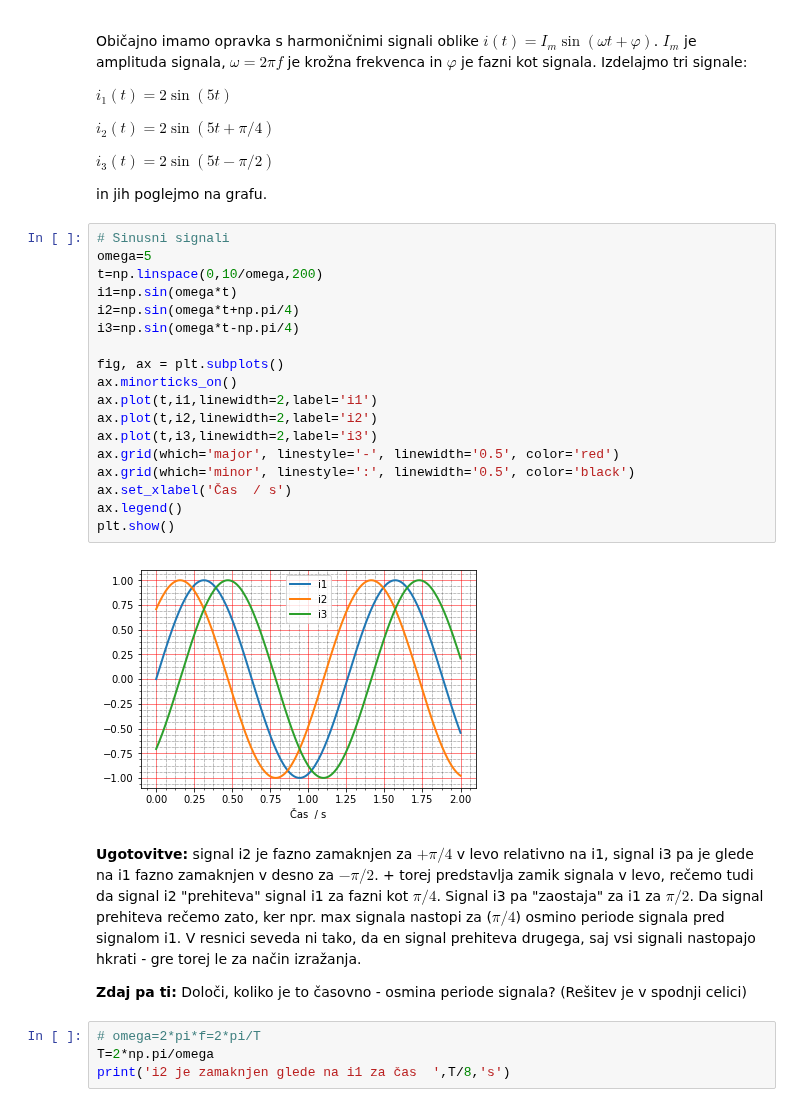
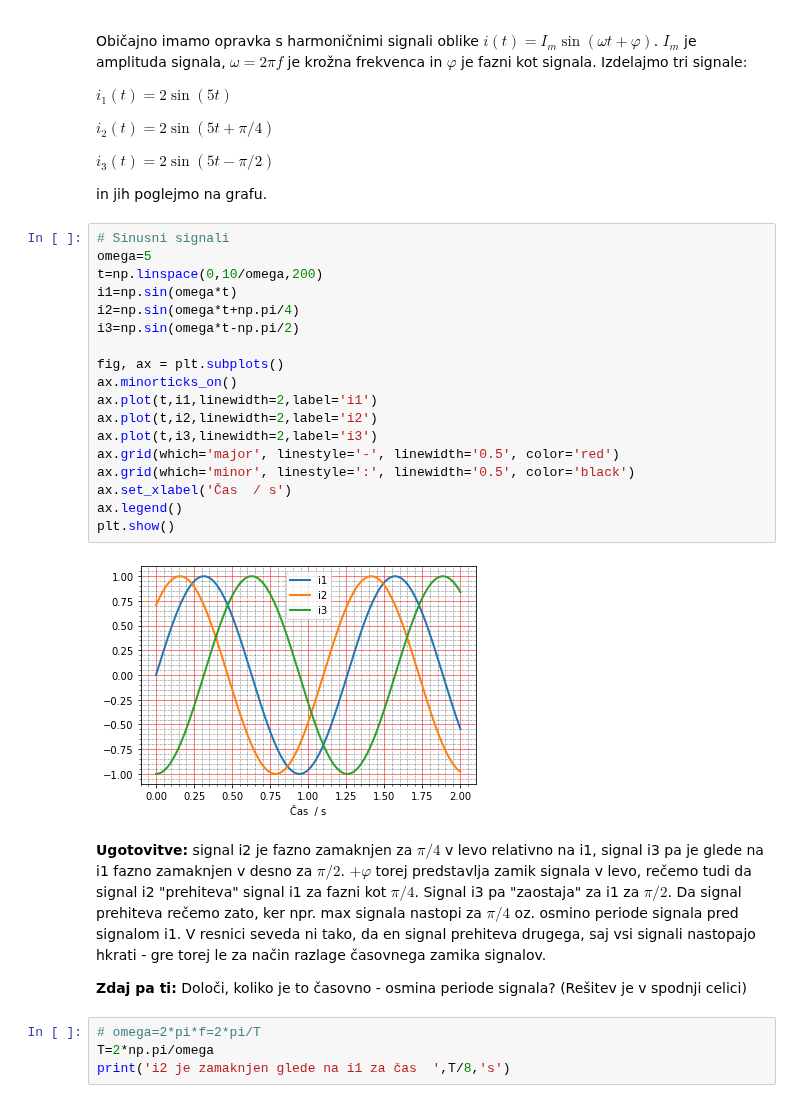
Before and after one commit to osnove/Dodatno, a Jupyter notebook: Periodicni_signali.ipynb, the cells around one changed output. Drawn from its saved outputs; the diff is of its cells as text.

```diff
--- a/Periodicni_signali.ipynb
+++ b/Periodicni_signali.ipynb
@@ -86,25 +87,25 @@ in jih poglejmo na grafu.
 # %%
 # Sinusni signali
 omega=5
 t=np.linspace(0,10/omega,200)
 i1=np.sin(omega*t)
 i2=np.sin(omega*t+np.pi/4)
-i3=np.sin(omega*t-np.pi/4)
+i3=np.sin(omega*t-np.pi/2)
 
 fig, ax = plt.subplots()
 ax.minorticks_on()
 ax.plot(t,i1,linewidth=2,label='i1')
 ax.plot(t,i2,linewidth=2,label='i2')
 ax.plot(t,i3,linewidth=2,label='i3')
 ax.grid(which='major', linestyle='-', linewidth='0.5', color='red')
 ax.grid(which='minor', linestyle=':', linewidth='0.5', color='black')
 ax.set_xlabel('Čas  / s')
 ax.legend()
 plt.show()
 # %% [output]
-[figure, old version]
+[figure, new version]
 # %% [markdown]
-**Ugotovitve:** signal i2 je fazno zamaknjen za $+\pi/4$ v levo relativno na i1, signal i3 pa je glede na i1 fazno zamaknjen v desno za $-\pi/2$. + torej predstavlja zamik signala v levo, rečemo tudi da signal i2 "prehiteva" signal i1 za fazni kot $\pi/4$. Signal i3 pa "zaostaja" za i1 za $\pi/2$. Da signal prehiteva rečemo zato, ker npr. max signala nastopi za ($\pi/4$) osmino periode signala pred signalom i1. V resnici seveda ni tako, da en signal prehiteva drugega, saj vsi signali nastopajo hkrati - gre torej le za način izražanja.
+**Ugotovitve:** signal i2 je fazno zamaknjen za $\pi/4$ v levo relativno na i1, signal i3 pa je glede na i1 fazno zamaknjen v desno za $\pi/2$. $+\varphi$ torej predstavlja zamik signala v levo, rečemo tudi da signal i2 "prehiteva" signal i1 za fazni kot $\pi/4$. Signal i3 pa "zaostaja" za i1 za $\pi/2$. Da signal prehiteva rečemo zato, ker npr. max signala nastopi za $\pi/4$ oz. osmino periode signala pred signalom i1. V resnici seveda ni tako, da en signal prehiteva drugega, saj vsi signali nastopajo hkrati - gre torej le za način razlage časovnega zamika signalov.
 
 **Zdaj pa ti:** Določi, koliko je to časovno - osmina periode signala? (Rešitev je v spodnji celici)
 # %%
```
Also changed, not shown: parts of 14 cells of this notebook.
